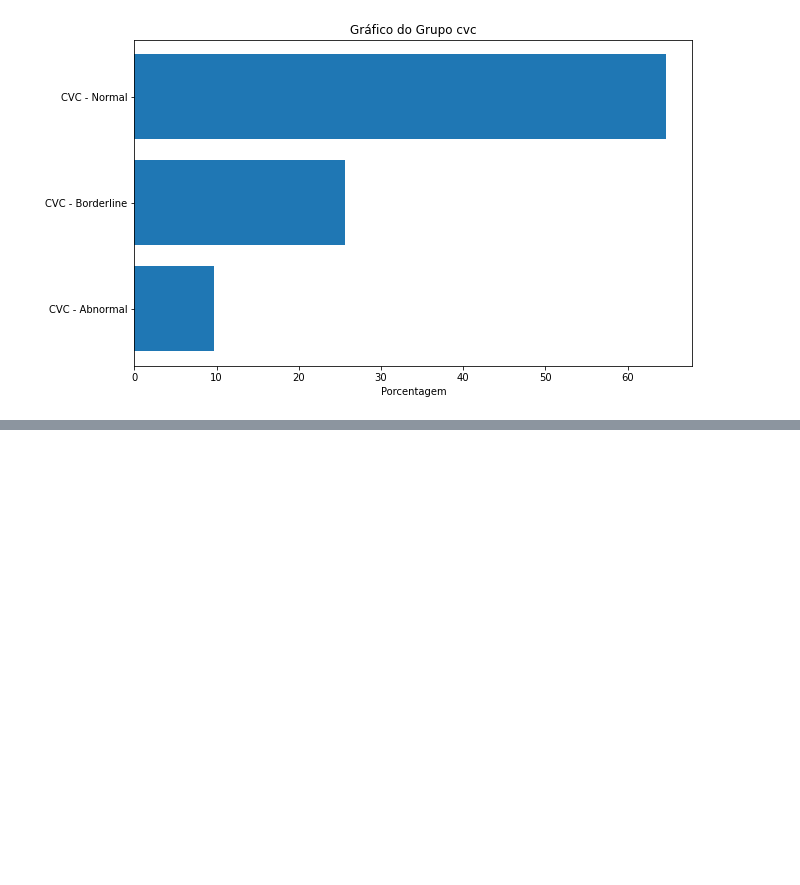
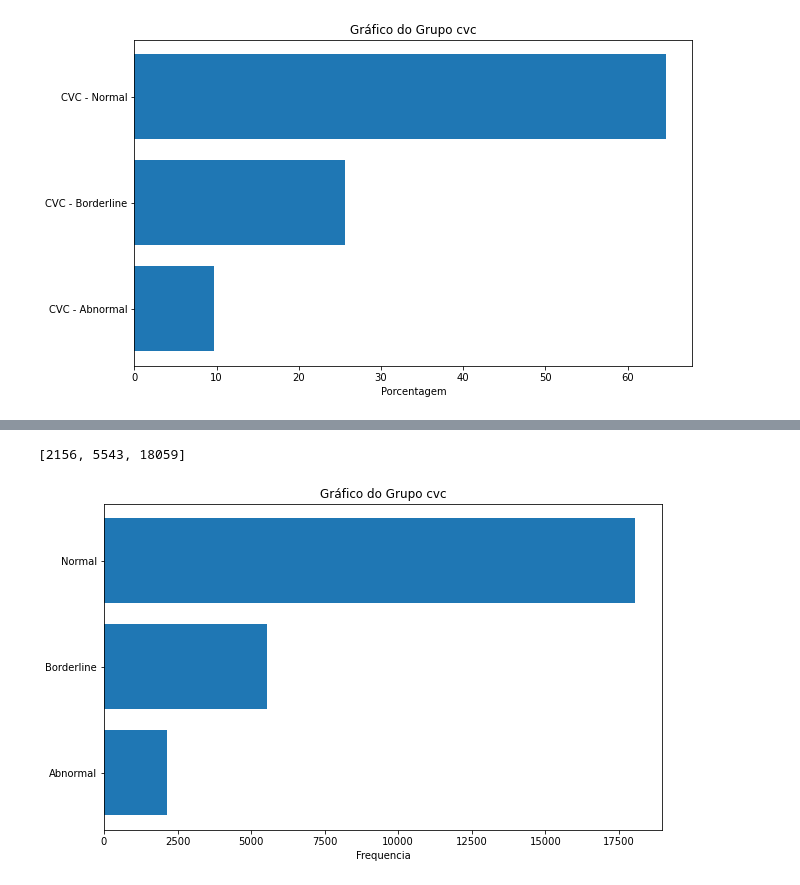
Before and after one commit to bjbomfim/CatheterClassify, a Jupyter notebook: Analise_Dataset_Train/AnaliseDataset.ipynb, the cells around one changed output, grey strips where cells are left out. Cells and saved outputs as stored; diff of their text form; code cells hidden in the pictures; blank space fills up the shorter version.

```diff
--- a/Analise_Dataset_Train/AnaliseDataset.ipynb
+++ b/Analise_Dataset_Train/AnaliseDataset.ipynb
@@ -186,0 +342,14 @@ memory usage: 1.2+ MB
+# %%
+cvc_only_one_value = [cvc_abnormal, cvc_borderline, cvc_normal]
+cvc_only_one = ['Abnormal', 'Borderline', 'Normal']
+print(cvc_only_one_value)
+plt.figure(figsize=(10, 6))
+plt.barh(cvc_only_one, cvc_only_one_value)
+
+plt.xlabel('Frequencia')
+plt.title('Gráfico do Grupo cvc')
+
+plt.show()
+# %% [output]
+[2156, 5543, 18059]
+[figure, added]
```
Also changed, not shown: parts of 18 cells of this notebook.
